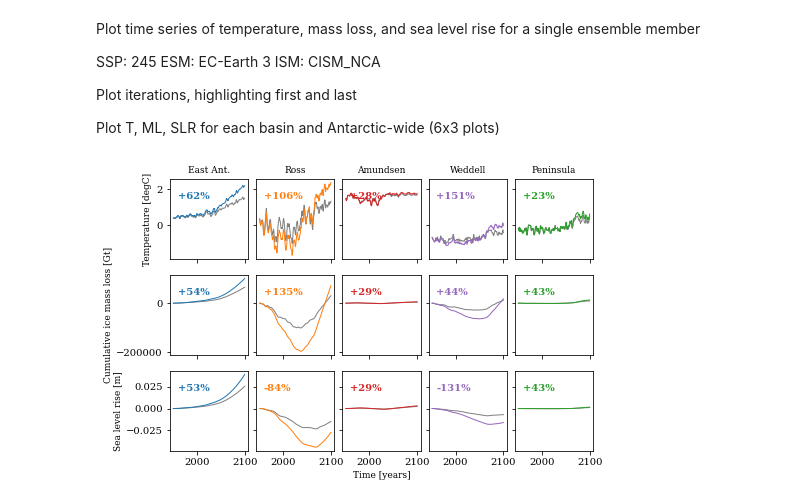
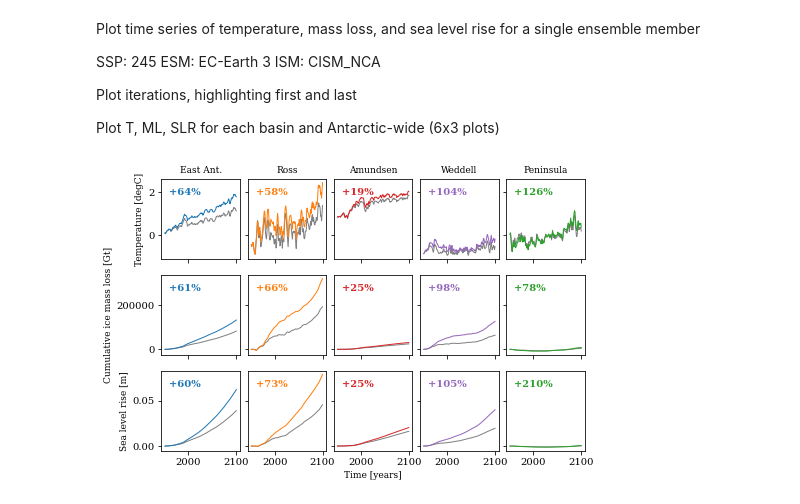
Before and after one commit to erwinlambert/feedback, a Jupyter notebook: notebooks/Draftplot_single_ensemble.ipynb, the cells around one changed output. Saved outputs shown, nothing was run; the diff lists cells and outputs as text; code cells hidden in the pictures.

```diff
--- a/notebooks/Draftplot_single_ensemble.ipynb
+++ b/notebooks/Draftplot_single_ensemble.ipynb
@@ -20,9 +23,9 @@ import utils as ut
 # %%
-ds = xr.open_dataset('../data/dummy.nc')
+ds = xr.open_dataset(f'../data/alldata_{year0}_{year1}.nc')
 ds = ds.isel(exp=slice(0,5))
 # %%
 ism = 'CISM_NCA'
-esm = 'EC-Earth3-Veg'
+esm = 'EC-Earth3'
 ssp = '245'
 bmp = 'lin'
 # %%
@@ -35,22 +38,22 @@ mpl.rcParams['figure.figsize'] = (7,5)
 # %%
 fig,ax = plt.subplots(3,5,sharex=True,sharey='row')
 
 for b,bas in enumerate(ds.basin.values):
     for v,var in enumerate([TMP,np.cumsum(IML,axis=1),SLR]):
         dax = ax[v,b]
         dax.plot(ds.time,var[0,:,b],c='.5')
         for n in range(1,TMP.shape[0]):
             dax.plot(ds.time,var[n,:,b],c=ut.bcol[bas])
-        dax.text(.1,.75,f"{100*((var[-1,-1,b]-var[-1,0,b])-(var[0,-1,b]-var[0,0,b]))/np.abs(var[0,-1,b]-var[0,0,b]):+.0f}%",transform=dax.transAxes,weight='bold',c=ut.bcol[bas])
+        dax.text(.1,.8,f"{100*((var[-1,-1,b]-var[-1,0,b])-(var[0,-1,b]-var[0,0,b]))/np.abs(var[0,-1,b]-var[0,0,b]):+.0f}%",transform=dax.transAxes,weight='bold',c=ut.bcol[bas])
 
     ax[0,b].set_title(bas)
 ax[-1,2].set_xlabel('Time [years]')
 ax[0,0].set_ylabel('Temperature [degC]')
 ax[1,0].set_ylabel('Cumulative ice mass loss [Gt]')
 ax[2,0].set_ylabel('Sea level rise [m]')
 
 plt.savefig(f'../draftfigs/single_ensemble.png',dpi=450)
 plt.show()
 ds.close()
 # %% [output]
-[figure, old version]
+[figure, new version]
```
Also changed, not shown: parts of 1 cell of this notebook, 22 other files.
